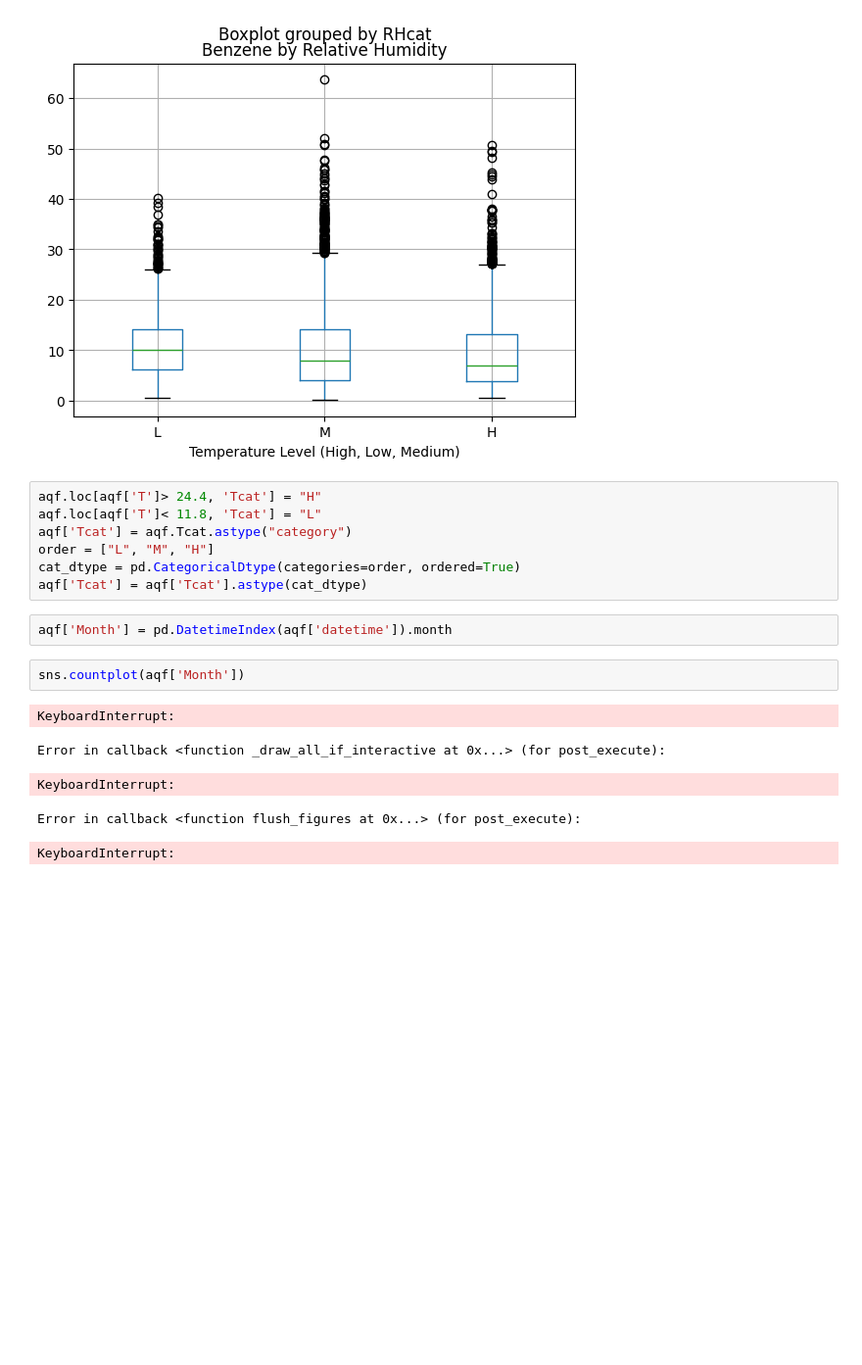
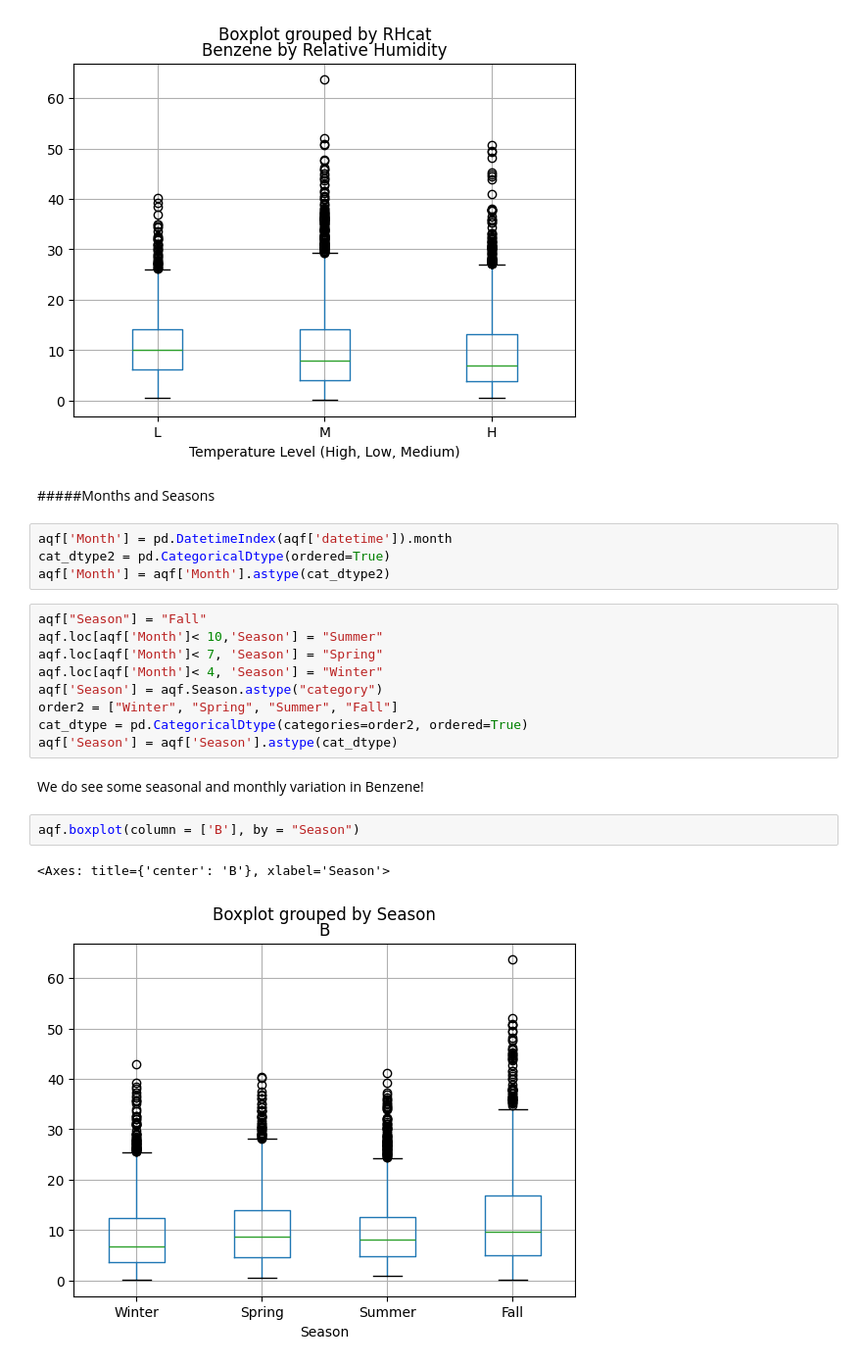
Before and after one commit to tort-cam/ST-554-P1, a Jupyter notebook: Task2/ST554Proj1EDA.ipynb, the cells around one changed output. Shown at 98% size. Drawn from its saved outputs; the diff is of its cells as text; blank space fills up the shorter version.

```diff
--- a/Task2/ST554Proj1EDA.ipynb
+++ b/Task2/ST554Proj1EDA.ipynb
@@ -308,20 +283,25 @@ aqf.groupby("RHcat", observed = False)["B"].mean()
 | H | 9.417642 |
 dtype: float64
 [figure]
-# %%
-aqf.loc[aqf['T']> 24.4, 'Tcat'] = "H"
-aqf.loc[aqf['T']< 11.8, 'Tcat'] = "L"
-aqf['Tcat'] = aqf.Tcat.astype("category")
-order = ["L", "M", "H"]
-cat_dtype = pd.CategoricalDtype(categories=order, ordered=True)
-aqf['Tcat'] = aqf['Tcat'].astype(cat_dtype)
+# %% [markdown]
+#####Months and Seasons
 # %%
 aqf['Month'] = pd.DatetimeIndex(aqf['datetime']).month
+cat_dtype2 = pd.CategoricalDtype(ordered=True)
+aqf['Month'] = aqf['Month'].astype(cat_dtype2)
-# %%
-sns.countplot(aqf['Month'])
-# %% [output]
-KeyboardInterrupt:
-Error in callback <function _draw_all_if_interactive at 0x...> (for post_execute):
-KeyboardInterrupt:
-Error in callback <function flush_figures at 0x...> (for post_execute):
-KeyboardInterrupt:
+# %%
+aqf["Season"] = "Fall"
+aqf.loc[aqf['Month']< 10,'Season'] = "Summer"
+aqf.loc[aqf['Month']< 7, 'Season'] = "Spring"
+aqf.loc[aqf['Month']< 4, 'Season'] = "Winter"
+aqf['Season'] = aqf.Season.astype("category")
+order2 = ["Winter", "Spring", "Summer", "Fall"]
+cat_dtype = pd.CategoricalDtype(categories=order2, ordered=True)
+aqf['Season'] = aqf['Season'].astype(cat_dtype)
+# %% [markdown]
+We do see some seasonal and monthly variation in Benzene!
+# %%
+aqf.boxplot(column = ['B'], by = "Season")
+# %% [output]
+<Axes: title={'center': 'B'}, xlabel='Season'>
+[figure, added]
```
Also changed, not shown: parts of 20 cells of this notebook.
